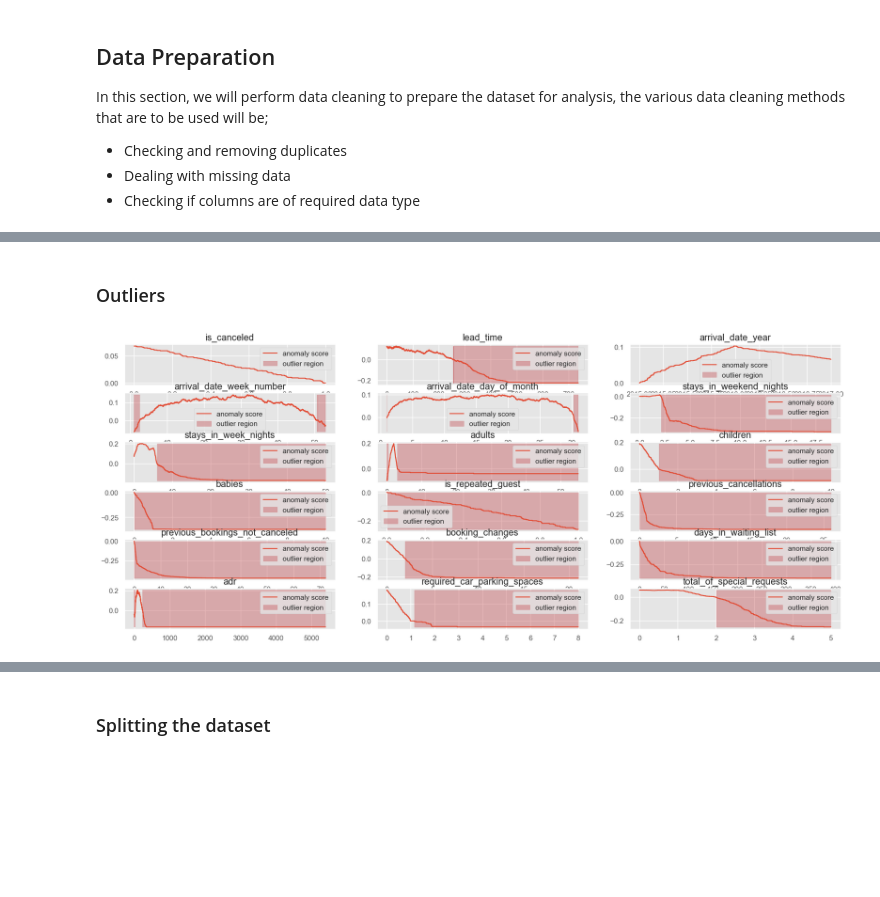
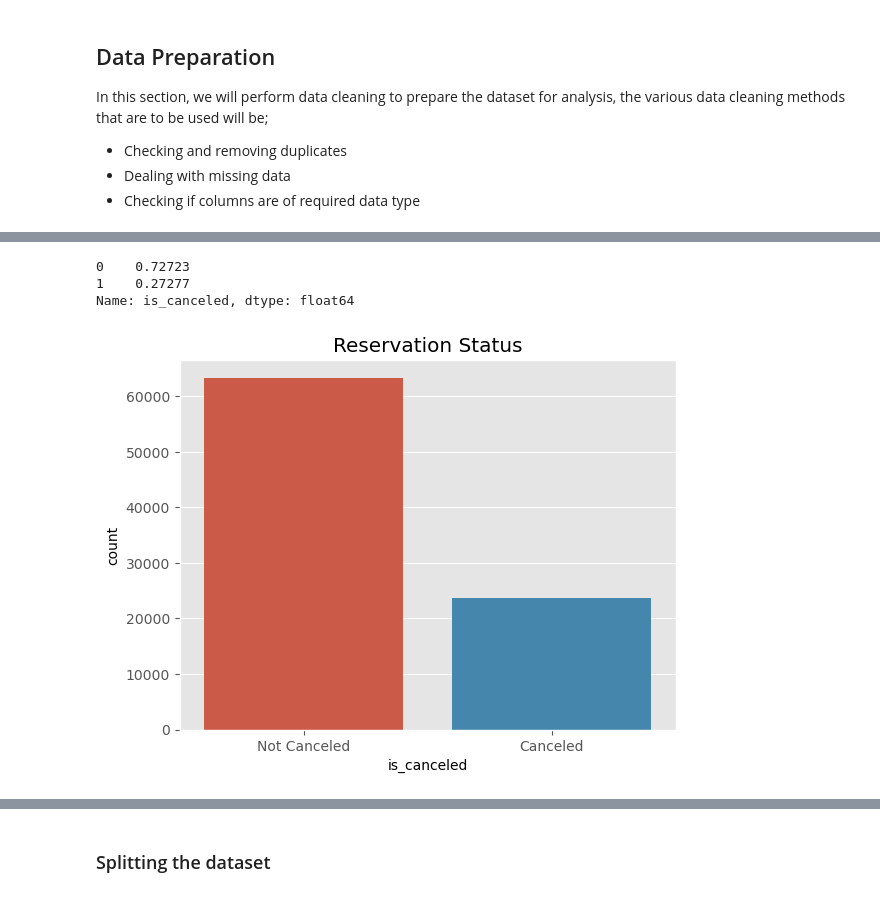
Before and after one commit to u-mar/Churn-Prediction, a Jupyter notebook: student.ipynb, the cells around one changed output, grey strips where cells are left out. Drawn from its saved outputs; the diff is of its cells as text; code cells hidden in the pictures; blank space fills up the shorter version.

```diff
--- a/student.ipynb
+++ b/student.ipynb
@@ -131,7 +131,7 @@ Also the `reservation_status_date` column is a date column and is not necessary
 We will therefore drop these column to help reduce the model complexity.
 # %%
 # dropping the irrelevant columns
-hotel.drop(columns=['company','agent','reservation_status_date'], \
+hotel.drop(columns=['company','agent','reservation_status','reservation_status_date'], \
            axis=1, inplace=True)
 # %%
 # summary statistics of columns
@@ -240,3 +247,0 @@ memory usage: 19.9+ MB
-# %%
-### Changing the children column to an int data type
-hotel['children']= hotel.children.astype(int)
@@ -278,26 +248,11 @@ plt.show()
-# %% [markdown]
-### Outliers
-# %%
-from sklearn.ensemble import IsolationForest
-#The required columns
-cols = hotel_num.columns
-#Plotting the sub plot
-fig, axs = plt.subplots(6, 3, figsize=(20, 8), facecolor='w', edgecolor='k')
-axs = axs.ravel()
-
-for i, column in enumerate(cols):
-    isolation_forest = IsolationForest(contamination=0.05)
-    isolation_forest.fit(hotel_num[column].values.reshape(-1,1))
-
-    xx = np.linspace(hotel_num[column].min(), hotel_num[column].max(), len(hotel_num)).reshape(-1,1)
-    anomaly_score = isolation_forest.decision_function(xx)
-    outlier = isolation_forest.predict(xx)
-
-    axs[i].plot(xx, anomaly_score, label='anomaly score')
-    axs[i].fill_between(xx.T[0], np.min(anomaly_score), np.max(anomaly_score),
-                     where=outlier==-1, color='r',
-                     alpha=.4, label='outlier region')
-    axs[i].legend()
-    axs[i].set_title(column)
-# %% [output]
-[figure, removed]
+# %%
+# ploting value counts of our dependent variable
+
+print(hotel.is_canceled.value_counts(normalize=True))
+sns.countplot(x=hotel.is_canceled.replace({1:'Canceled',0:'Not Canceled'}))
+plt.title("Reservation Status");
+# %% [output]
+0    0.72723
+1    0.27277
+Name: is_canceled, dtype: float64
+[figure, added]
```
Also changed, not shown: parts of 38 cells of this notebook.
